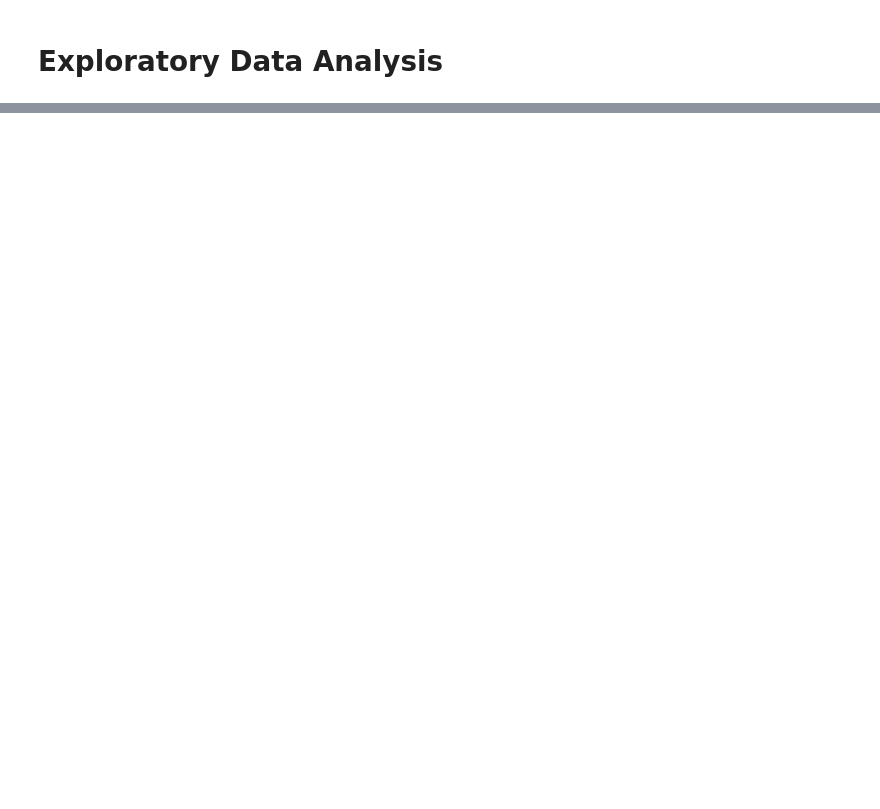
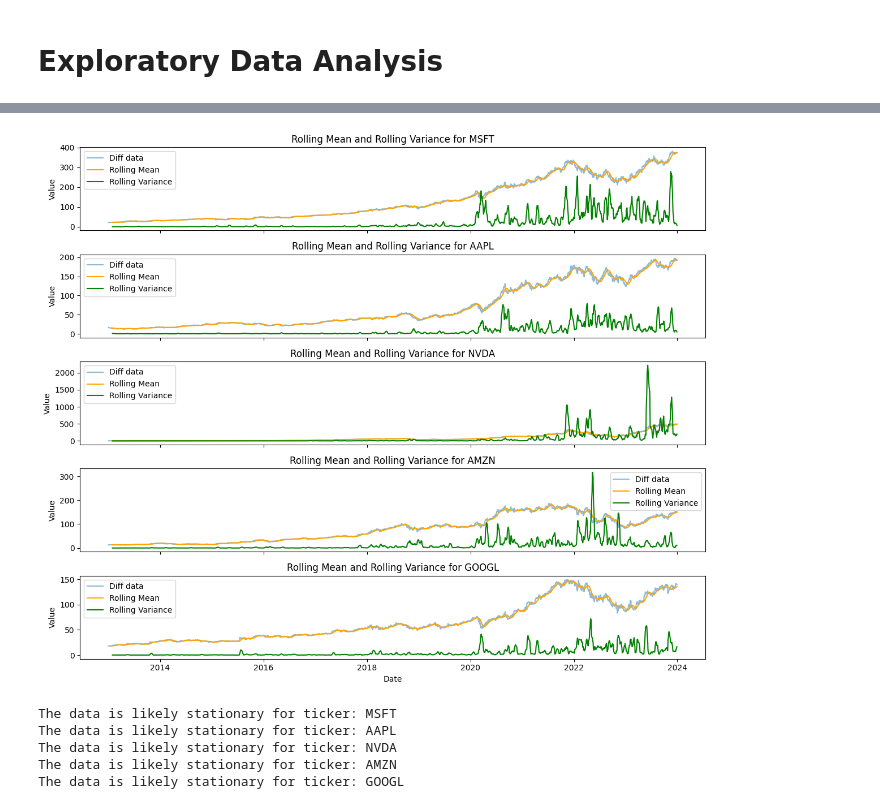
Before and after one commit to Francesco7D2/AIFI-summer-bootcamp-project, a Jupyter notebook: notebooks/1-eda.ipynb, the cells around one changed output, grey strips where cells are left out. Cells and saved outputs as stored; diff of their text form; code cells hidden in the pictures; blank space fills up the shorter version.

```diff
--- a/notebooks/1-eda.ipynb
+++ b/notebooks/1-eda.ipynb
@@ -18,11 +20,6 @@ from src.utils.setup_utilities import load_config, setup_logging
 # %%
 config = load_config()
-data_loader = DataLoader(tickers=config['data']['tickers'],
-                                          start_date=config['data']['start_date'],
-                                          end_date=config['data']['end_date'],
-                                          raw_data_path=config['data']['raw_data_path'])
-
-stock_data = data_loader.load_data(interval = config['data']['interval'])
+stock_data = load_data(config)
 stock_data.info()
 # %% [output]
 [*********************100%%**********************]  1 of 1 completed
@@ -68,0 +38,9 @@ import talib
+# %%
+from statsmodels.tsa.stattools import adfuller
+
+for ticker in config['data']['tickers']:
+    result = adfuller(stock_data[ticker])
+    if result[1] <= 0.05:
+        print(f"The data is likely stationary for ticker: {ticker}")
+    else:
+        print(f"The data is likely non-stationary for ticker: {ticker}")
@@ -68,0 +69,36 @@ import talib
+# %%
+num_tickers = len(config['data']['tickers'])
+fig, axes = plt.subplots(num_tickers, 1, figsize=(12, 2*num_tickers), sharex=True)
+
+for i, ticker in enumerate(config['data']['tickers']):
+    ticker_data = stock_data.loc[ticker]
+
+    rolling_mean = ticker_data.rolling(window=20).mean()
+    rolling_var = ticker_data.rolling(window=20).var()
+
+    axes[i].plot(ticker_data, label='Diff data', alpha=0.5)
+    axes[i].plot(rolling_mean, label='Rolling Mean', color='orange')
+    axes[i].plot(rolling_var, label='Rolling Variance', color='green')
+
+    axes[i].set_ylabel('Value')
+    axes[i].set_title(f'Rolling Mean and Rolling Variance for {ticker}')
+    axes[i].legend()
+
+axes[-1].set_xlabel('Date')
+plt.tight_layout()
+plt.show()
+# %% [output]
+[figure, added]
+# %%
+for ticker in config['data']['tickers']:
+    result = adfuller(stock_data[ticker].diff()[1:])
+    if result[1] <= 0.05:
+        print(f"The data is likely stationary for ticker: {ticker}")
+    else:
+        print(f"The data is likely non-stationary for ticker: {ticker}")
+# %% [output]
+The data is likely stationary for ticker: MSFT
+The data is likely stationary for ticker: AAPL
+The data is likely stationary for ticker: NVDA
+The data is likely stationary for ticker: AMZN
+The data is likely stationary for ticker: GOOGL
```
Also changed, not shown: parts of 20 cells of this notebook, 8 other files.
